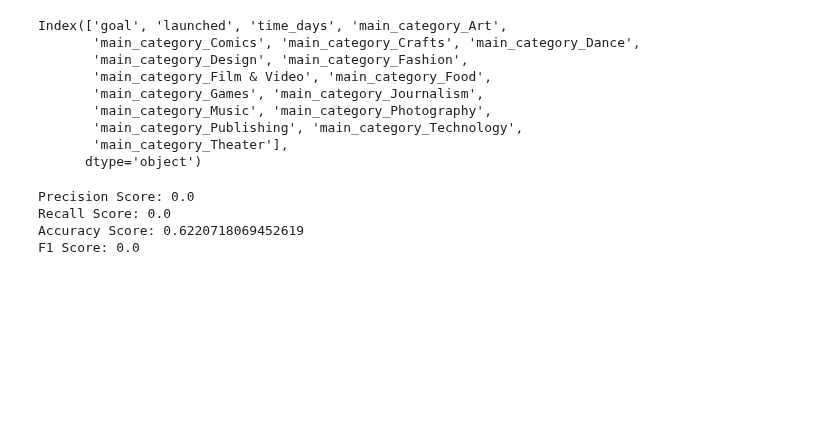
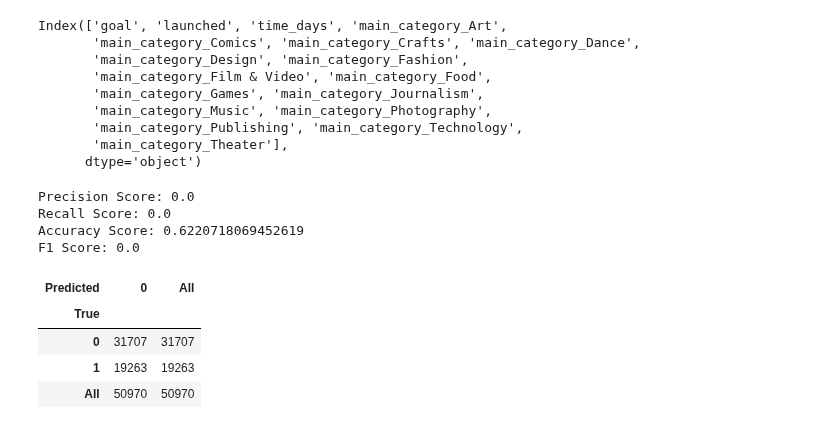
Before and after one commit to JonBebi/Kickfinisher, a Jupyter notebook: Kick_2016.ipynb, the cells around one changed output. Drawn from its saved outputs; the diff is of its cells as text; code cells hidden in the pictures; blank space fills up the shorter version.

```diff
--- a/Kick_2016.ipynb
+++ b/Kick_2016.ipynb
@@ -532,3 +532,11 @@ Precision Score: 0.0
 Recall Score: 0.0
 Accuracy Score: 0.6220718069452619
 F1 Score: 0.0
+# %%
+pd.crosstab(y_test, dummy_pred, rownames=['True'], colnames=['Predicted'], margins=True)
+# %% [output]
+| Predicted | 0 | All |
+| True |  |  |
+| 0 | 31707 | 31707 |
+| 1 | 19263 | 19263 |
+| All | 50970 | 50970 |
```
Also changed, not shown: parts of 12 cells of this notebook.
